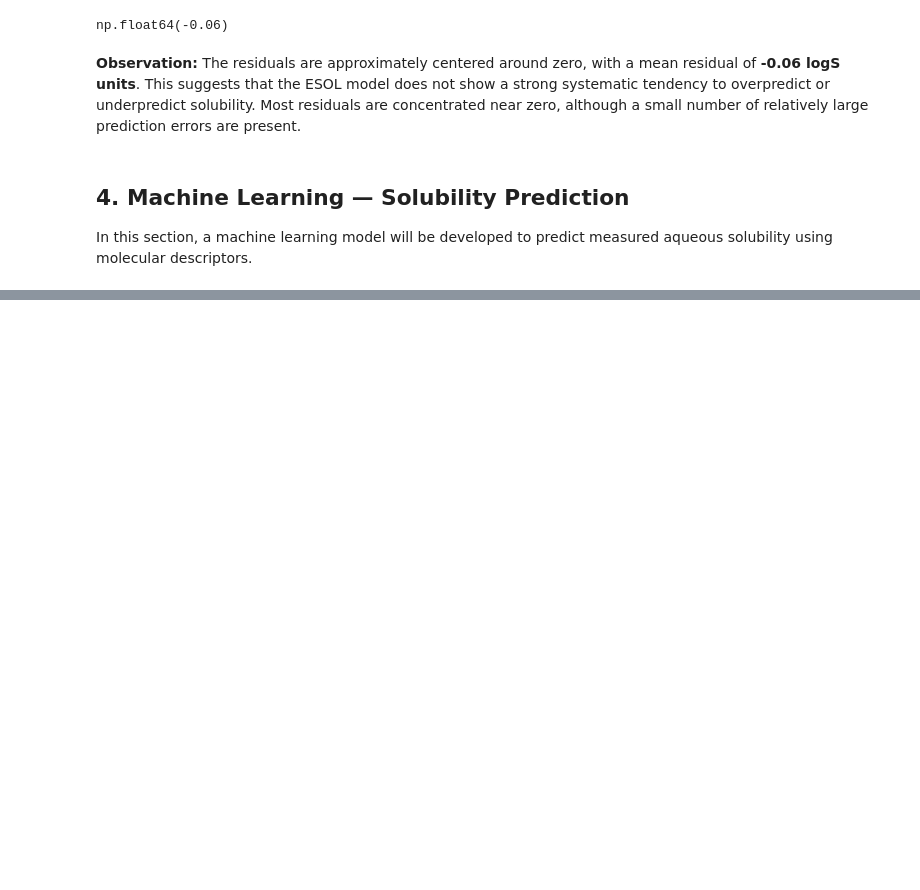
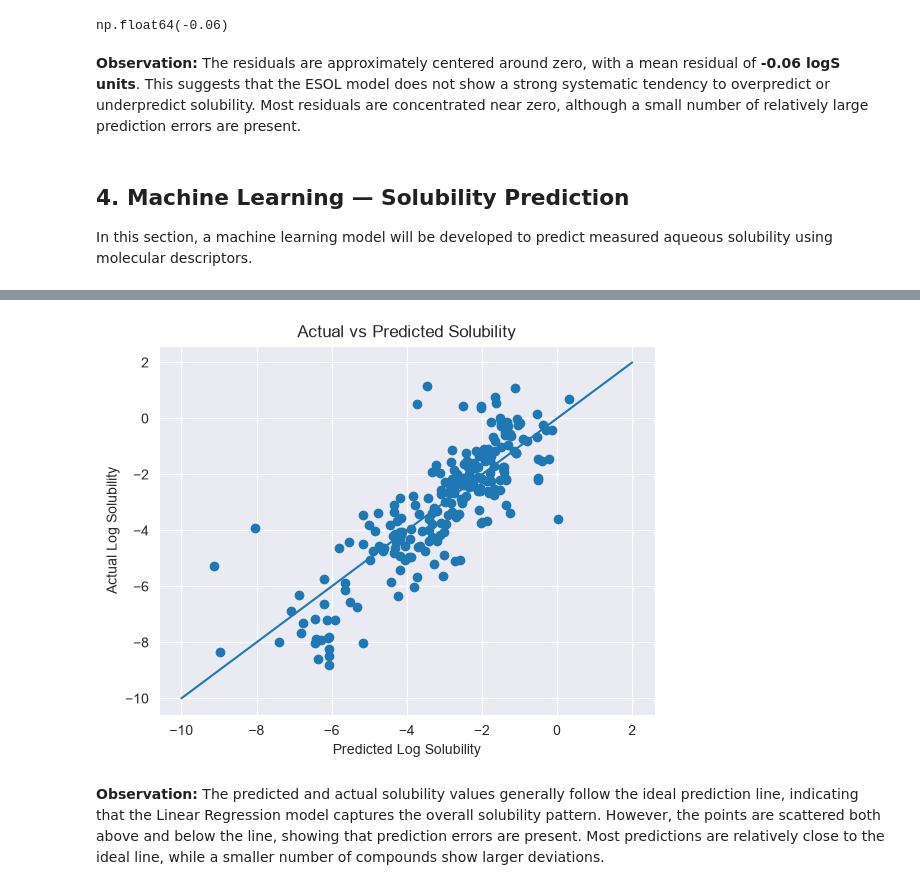
Before and after one commit to bernakayaoglu/Molecular-Solubility-Analysis, a Jupyter notebook: Molecular_Solubility_Analysis.ipynb, the cells around one changed output, grey strips where cells are left out. Cells and saved outputs as stored; diff of their text form; code cells hidden in the pictures; blank space fills up the shorter version.

```diff
--- a/Molecular_Solubility_Analysis.ipynb
+++ b/Molecular_Solubility_Analysis.ipynb
@@ -585,0 +712,16 @@ In this section, a machine learning model will be developed to predict measured
+# %%
+plt.scatter(
+    y_pred,
+    y_test
+)
+
+plt.plot([-10, 2], [-10, 2])
+
+plt.xlabel("Predicted Log Solubility")
+plt.ylabel("Actual Log Solubility")
+plt.title("Actual vs Predicted Solubility")
+plt.show()
+# %% [output]
+[figure, added]
+# %% [markdown]
+**Observation:** The predicted and actual solubility values generally follow the ideal prediction line, indicating that the Linear Regression model captures the overall solubility pattern. However, the points are scattered both above and below the line, showing that prediction errors are present. Most predictions are relatively close to the ideal line, while a smaller number of compounds show larger deviations.
```
Also changed, not shown: parts of 66 cells of this notebook.
